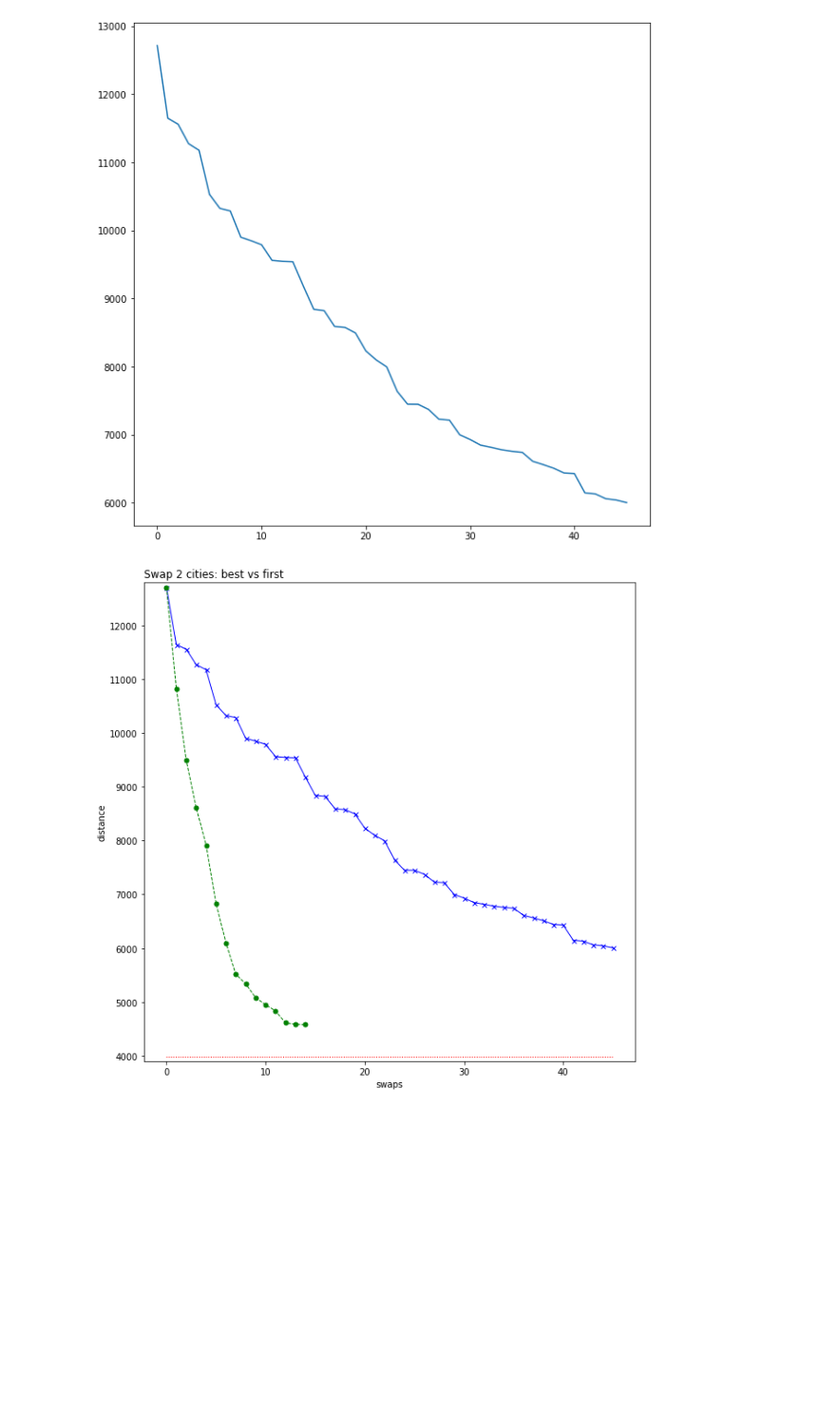
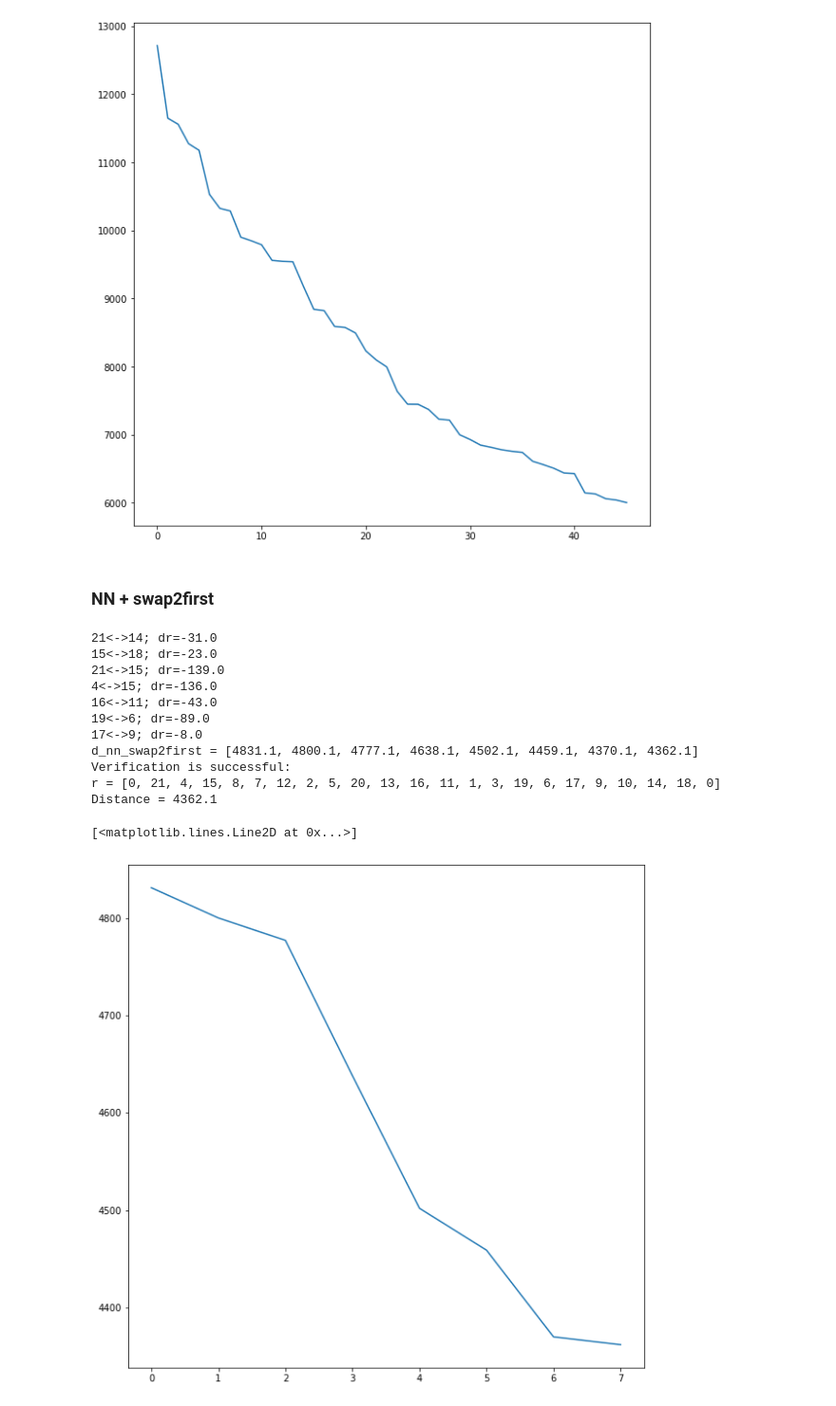
Before and after one commit to ysereda/Traveling_Salesman, a Jupyter notebook: Traveling_Salesman.ipynb, the cells around one changed output. Shown: that part at 95% size. Cells and saved outputs as stored; diff of their text form; code cells hidden in the pictures; blank space fills up the shorter version.

```diff
--- a/Traveling_Salesman.ipynb
+++ b/Traveling_Salesman.ipynb
@@ -376,23 +411,23 @@ plot_tours(cityNames, r)
 The rule that one first should go from the starting point to the closest point, then to the point closest to this, etc., in general does not yield the shortest route.
 # %%
 # determine nearest-neighbor route
-nnr=[0] # current part of nearest-neighbor route: a list of city numbers along it
+r_nn=[0] # current part of nearest-neighbor route: a list of city numbers along it
 nnc=[cityNames[0]] # current list of nearest-neighbor cities
-nnd=0 # current distance
+d_nn=0 # current distance
 for i in range(N-1):
     min = 1e15
-    from_city = nnr[i]
+    from_city = r_nn[i]
     for j in range(1,N):
-        if (j not in nnr) and d[from_city][j] < min:
+        if (j not in r_nn) and d[from_city][j] < min:
             closest_index = j
             min = d[from_city][j]
-    nnr.append(closest_index)
+    r_nn.append(closest_index)
     nnc.append(cityNames[closest_index])
-    nnd += d[from_city][closest_index]
-nnr.append(0)
+    d_nn += d[from_city][closest_index]
+r_nn.append(0)
 nnc.append(cityNames[0])
-nnd += d[closest_index][0]
+d_nn += d[closest_index][0]
 print("Nearest-neighbor route:")
-print(nnr)
+print(r_nn)
 print(nnc)
-print("Nearest-neighbor distance =",nnd)
+print("Nearest-neighbor distance =",d_nn)
@@ -700,19 +740,33 @@ r = [0, 6, 11, 16, 13, 12, 7, 8, 14, 10, 9, 17, 3, 1, 21, 4, 15, 18, 2, 5, 20, 1
 Distance = 6004.1
 [<matplotlib.lines.Line2D at 0x...>]
 [figure]
-# %%
-d_swap2first = [12713.0, 11648.4, 11558.4, 11274.0, 11177.0, 10530.0, 10324.6, 10285.6, 9901.6, 9849.0, 9789.6, 9560.6, 9545.6, 9539.6, 9183.6, 8842.6, 8822.6, 8590.6, 8575.6, 8494.6, 8231.0, 8097.0, 7996.0, 7638.0, 7449.1, 7448.0, 7372.7, 7229.099999999999, 7216.099999999999, 6999.099999999999, 6930.099999999999, 6848.099999999999, 6816.099999999999, 6780.099999999999, 6757.099999999999, 6741.099999999999, 6610.099999999999, 6562.099999999999, 6509.099999999999, 6438.099999999999, 6429.099999999999, 6147.099999999999, 6131.099999999999, 6061.099999999999, 6042.099999999999, 6004.099999999999]
-d_swap2best = [12713.0, 10830.0, 9493.0, 8615.0, 7916.0, 6833.0, 6098.0, 5514.4, 5332.0, 5077.0, 4947.0, 4831.1, 4609.1, 4585.1, 4577.1]
-
-plt.figure(1, figsize=(10,10))
-plt.title('Swap 2 cities: best vs first', loc='left')
-plt.plot(d_swap2first, color='blue', marker='x', linestyle='solid', linewidth=1, markersize=5)
-plt.plot(d_swap2best, color='green', marker='o', linestyle='dashed', linewidth=1, markersize=5)
-plt.plot(np.array([3986.1]*len(d_swap2first)), color='red', linestyle='dotted', linewidth=1)
-plt.plot(ypoints, color = 'r')
-plt.xlabel("swaps")
-plt.ylabel("distance")
-plt.ylim([3900, 12800])
-plt.show()
-# %% [output]
-[figure, removed]
+# %% [markdown]
+### NN + swap2first
+# %%
+r = r_nn
+dm=0;
+for i in range(N):
+    dm=dm+d[r[i]][r[i+1]]
+d_min=dm; dm=[dm]; i=[0]; j=[0]; dr=[0];
+while swap2first():
+    dm.append(d_min)
+    #i.append(i_opt); j.append(j_opt); dr.append(dr)
+d_nn_swap2first = dm
+print("d_nn_swap2first =",dm)
+ver(r)
+plt.figure(1, figsize=(10,10))
+plt.plot(dm)
+# %% [output]
+21<->14; dr=-31.0
+15<->18; dr=-23.0
+21<->15; dr=-139.0
+4<->15; dr=-136.0
+16<->11; dr=-43.0
+19<->6; dr=-89.0
+17<->9; dr=-8.0
+d_nn_swap2first = [4831.1, 4800.1, 4777.1, 4638.1, 4502.1, 4459.1, 4370.1, 4362.1]
+Verification is successful:
+r = [0, 21, 4, 15, 8, 7, 12, 2, 5, 20, 13, 16, 11, 1, 3, 19, 6, 17, 9, 10, 14, 18, 0]
+Distance = 4362.1
+[<matplotlib.lines.Line2D at 0x...>]
+[figure, added]
```
Also changed, not shown: parts of 22 cells of this notebook.
